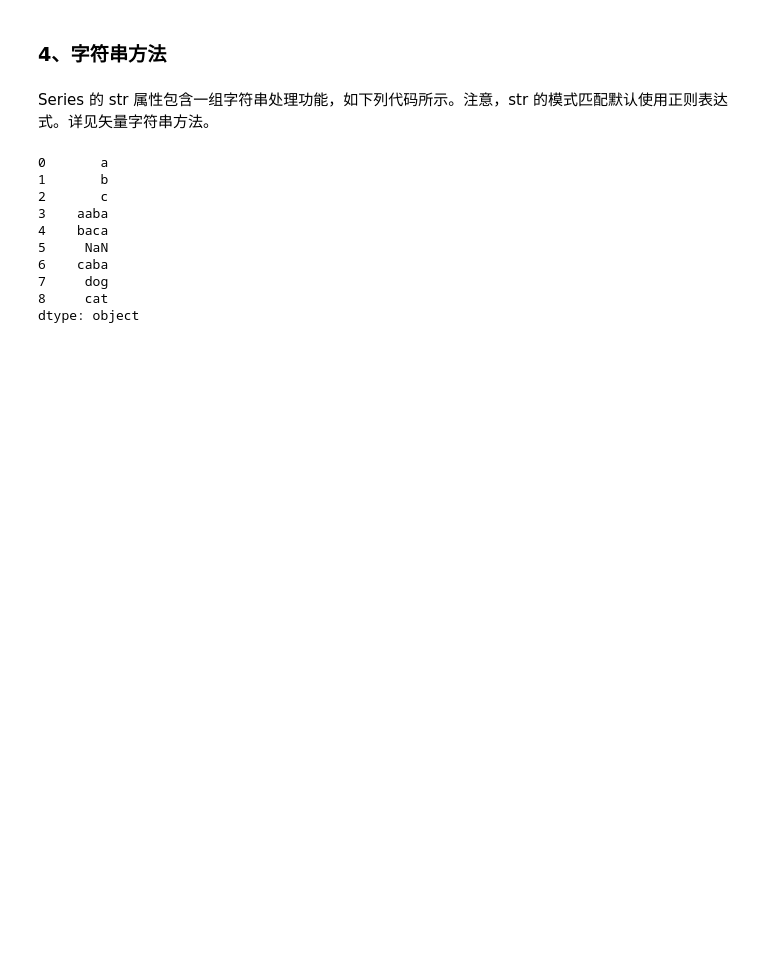
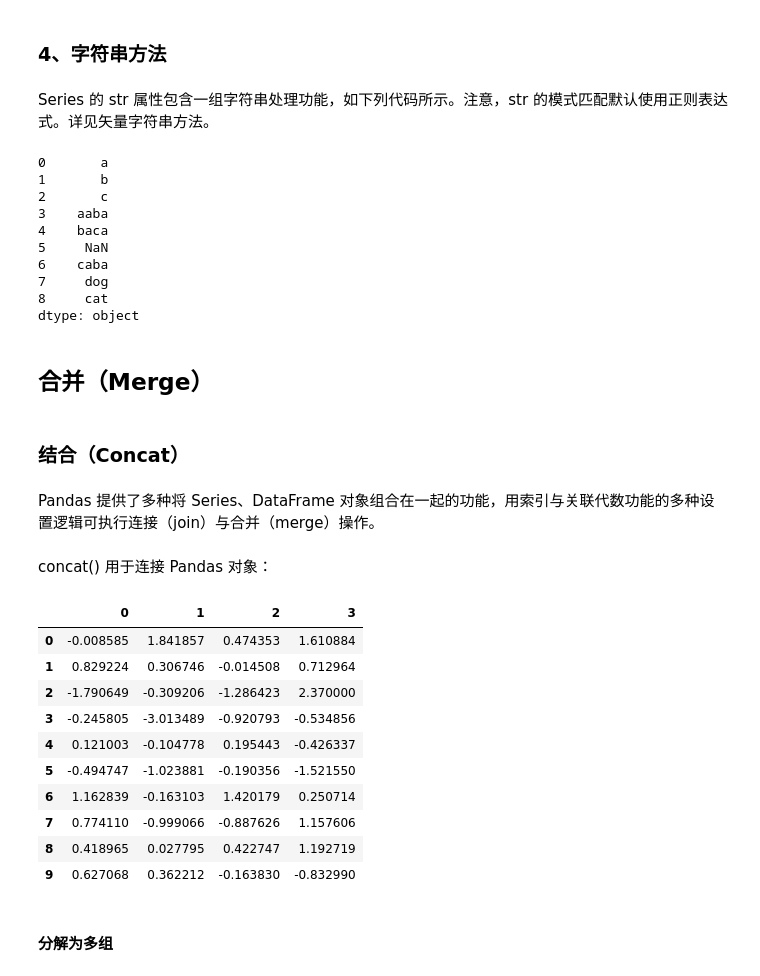
Before and after one commit to mangxiao2018/PandasSample, a Jupyter notebook: 1-入门Pandas.ipynb, the cells around one changed output. Saved outputs shown, nothing was run; the diff lists cells and outputs as text; code cells hidden in the pictures; blank space fills up the shorter version.

```diff
--- a/1-入门Pandas.ipynb
+++ b/1-入门Pandas.ipynb
@@ -619,3 +619,29 @@ s.str.lower()
 7     dog
 8     cat
 dtype: object
+# %% [markdown]
+## 合并（Merge）
+# %% [markdown]
+### 结合（Concat）
+# %% [markdown]
+Pandas 提供了多种将 Series、DataFrame 对象组合在一起的功能，用索引与关联代数功能的多种设置逻辑可执行连接（join）与合并（merge）操作。
+# %% [markdown]
+concat() 用于连接 Pandas 对象：
+# %%
+df = pd.DataFrame(np.random.randn(10, 4))
+# %%
+df
+# %% [output]
+|  | 0 | 1 | 2 | 3 |
+| 0 | -0.008585 | 1.841857 | 0.474353 | 1.610884 |
+| 1 | 0.829224 | 0.306746 | -0.014508 | 0.712964 |
+| 2 | -1.790649 | -0.309206 | -1.286423 | 2.370000 |
+| 3 | -0.245805 | -3.013489 | -0.920793 | -0.534856 |
+| 4 | 0.121003 | -0.104778 | 0.195443 | -0.426337 |
+| 5 | -0.494747 | -1.023881 | -0.190356 | -1.521550 |
+| 6 | 1.162839 | -0.163103 | 1.420179 | 0.250714 |
+| 7 | 0.774110 | -0.999066 | -0.887626 | 1.157606 |
+| 8 | 0.418965 | 0.027795 | 0.422747 | 1.192719 |
+| 9 | 0.627068 | 0.362212 | -0.163830 | -0.832990 |
+# %% [markdown]
+#### 分解为多组
```
Also changed, not shown: parts of 18 cells of this notebook.
